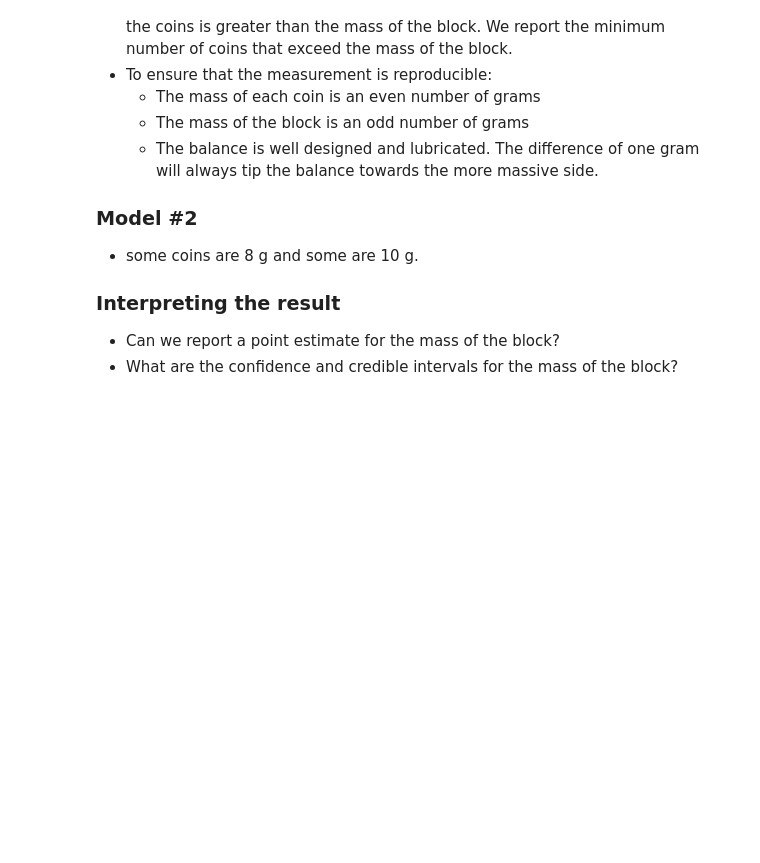
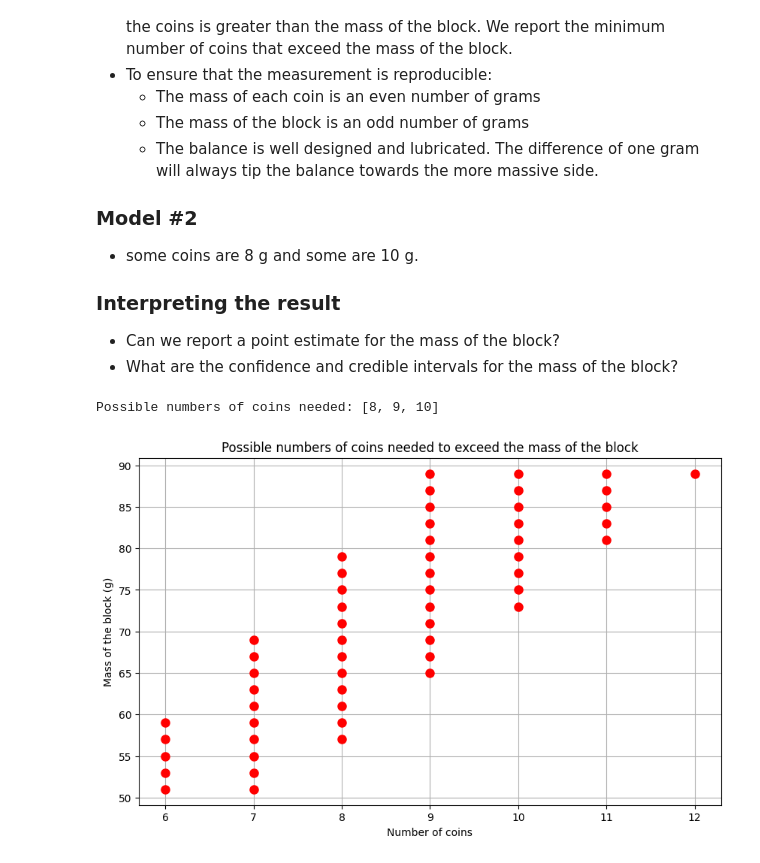
Before and after one commit to deankarlen/trisep_stats, a Jupyter notebook: notebooks/discrete_B.ipynb, the cells around one changed output. Drawn from its saved outputs; the diff is of its cells as text; code cells hidden in the pictures; blank space fills up the shorter version.

```diff
--- a/notebooks/discrete_B.ipynb
+++ b/notebooks/discrete_B.ipynb
@@ -21,10 +21,58 @@ import numpy as np
 import matplotlib.pyplot as plt
 # %%
 # Step 1: Model the experiment
+
+def possible_number_of_coins(m_block, m_coin1, m_coin2):
+    """
+    Calculate the possible numbers of coins that exceed the mass of the block.
+
+    Parameters:
+    m_block (int): Mass of the block in grams.
+    m_coin1 (int): Mass of the first type of coin in grams.
+    m_coin2 (int): Mass of the second type of coin in grams.
+
+    Returns:
+    list: Possible numbers of coins needed.
+    """
+    possibilities = []
+    # Iterate over possible numbers for the first type of coin
+    for n1 in range(0, m_block // m_coin1 + 2):
+        # Calculate the remaining mass after using n1 coins of type 1
+        remaining_mass = m_block - n1 * m_coin1
+        if remaining_mass <= 0:
+            possibilities.append(n1)
+        else:
+            n2 = remaining_mass // m_coin2 + 1
+            possibilities.append(n1 + n2)
+    # sort and remove duplicates
+    return sorted(set(possibilities))
 # %%
 # Step 2: Test the model
+m_block = 77  # mass of the block in grams
+m_coin1 = 8  # mass of the first type of coin in grams
+m_coin2 = 10  # mass of the second type of coin in grams
+coins = possible_number_of_coins(m_block, m_coin1, m_coin2)
+print(f"Possible numbers of coins needed: {coins}")
+# %% [output]
+Possible numbers of coins needed: [8, 9, 10]
 # %%
 # Step 3: Show the possible outcomes (hozizontal axis) for block masses between 50 and 90 g (vertical axis)
+
+m_block_range = range(51, 90, 2)  # odd block masses from 51 to 89 g
+# Make a plot
+plt.figure(figsize=(10, 6))
+
+for m in m_block_range:
+    ncp = possible_number_of_coins(m, m_coin1, m_coin2)
+    plt.plot(ncp, [m]*len(ncp), 'ro', markersize=8)
+
+plt.xlabel('Number of coins')
+plt.ylabel('Mass of the block (g)')
+plt.title('Possible numbers of coins needed to exceed the mass of the block')
+plt.grid()
+plt.show()
+# %% [output]
+[figure, added]
 # %%
 # Step 4: Having no information about the number of 8g and 10g coins could have been involved in the measurement, can we define a likelihood function for the mass of the block?
 # %%
```
Also changed, not shown: 2 other files.
